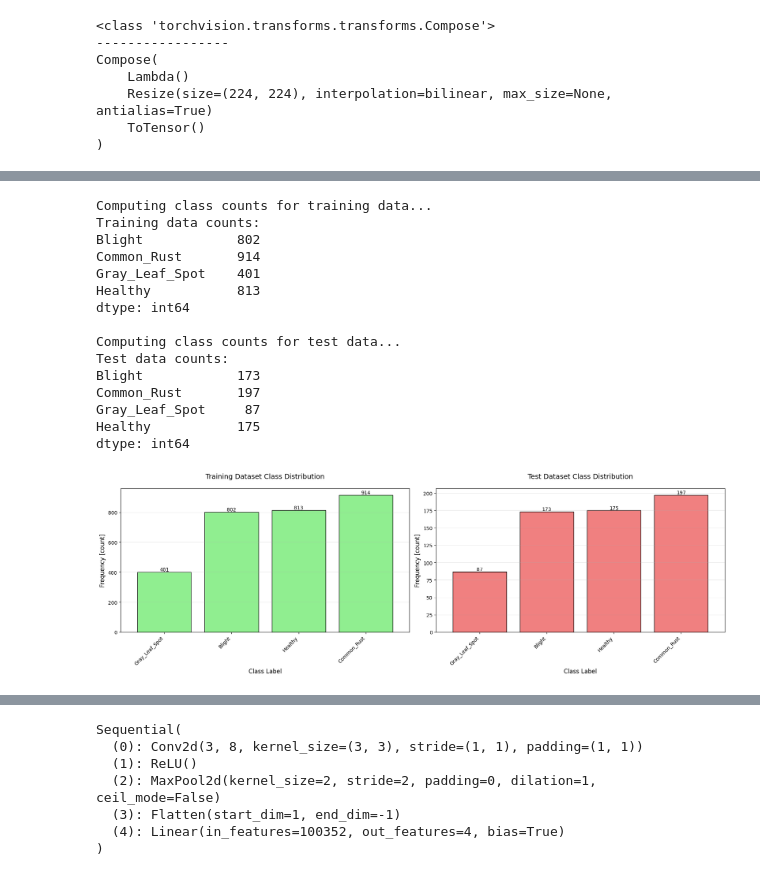
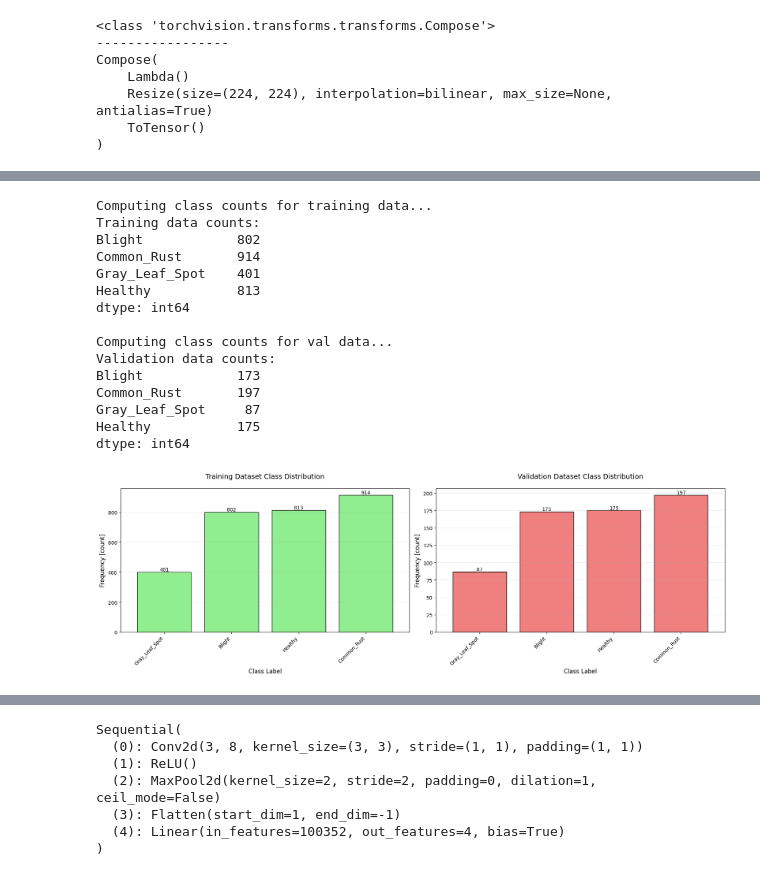
Before and after one commit to ShannonT20/CROP-DISEASE-DETECTION-STARTER-NOTEBOOK, a Jupyter notebook: Maize_Plant_Disease_Detection_Starter_Notebook.ipynb, the cells around one changed output, grey strips where cells are left out. Saved outputs shown, nothing was run; the diff lists cells and outputs as text; code cells hidden in the pictures.

```diff
--- a/Maize_Plant_Disease_Detection_Starter_Notebook.ipynb
+++ b/Maize_Plant_Disease_Detection_Starter_Notebook.ipynb
@@ -140,23 +134,23 @@ print("List of classes:", classes)
 # %% [output]
 List of classes: ['Blight', 'Common_Rust', 'Gray_Leaf_Spot', 'Healthy']
 # %%
-# Count number of images in each class for train and test sets
+# Count number of images in each class for train and val sets
 train_counts = {}
-test_counts = {}
+val_counts = {}
 
 for class_name in classes:
     train_class_dir = os.path.join(train_data_dir, class_name)
-    test_class_dir = os.path.join(test_data_dir, class_name)
+    val_class_dir = os.path.join(val_data_dir, class_name)
 
     train_counts[class_name] = len(os.listdir(train_class_dir))
-    test_counts[class_name] = len(os.listdir(test_class_dir))
+    val_counts[class_name] = len(os.listdir(val_class_dir))
 
 print("Training set counts:")
 for class_name, count in train_counts.items():
     print(f"{class_name}: {count} images")
 
-print("\nTest set counts:")
-for class_name, count in test_counts.items():
+print("\nValidation set counts:")
+for class_name, count in val_counts.items():
     print(f"{class_name}: {count} images")
 # %% [output]
 Training set counts:
@@ -231,10 +225,10 @@ Compose(
     ToTensor()
 )
 # %%
-#We make a normalizes dataset using ImageFolder from datasets and print lenght
+# Create training and validation datasets using ImageFolder with the defined transform
 training_dataset = datasets.ImageFolder(train_data_dir,transform)
-test_dataset = datasets.ImageFolder(test_data_dir,transform)
+val_dataset = datasets.ImageFolder(val_data_dir,transform)
 print('Length of training dataset:', len(training_dataset))
-print('Length of test dataset:', len(test_dataset))
+print('Length of validation dataset:', len(val_dataset))
 # %% [output]
 Length of training dataset: 2930
@@ -242,33 +236,44 @@ Length of test dataset: 632
 # %%
-# Define function to count class instances
+# This section analyzes and visualizes the class distribution in our training and validation datasets
+
+# Function to count instances of each class in a dataset
 def class_counts(dataset):
+    """Counts the number of samples per class in a dataset.
+
+    Args:
+        dataset: A PyTorch Dataset object with class labels
+
+    Returns:
+        A pandas Series with class names as index and counts as values
+    """
     counts = {}
     for _, label in dataset:
-        class_name = dataset.classes[label]
-        counts[class_name] = counts.get(class_name, 0) + 1
+        class_name = dataset.classes[label]  # Get class name from label index
+        counts[class_name] = counts.get(class_name, 0) + 1  # Increment count
     return pd.Series(counts)
 
-# Calculate class counts for both training and test datasets
+# Calculate and display class counts for both datasets
 print("Computing class counts for training data...")
 train_counts = class_counts(training_dataset)
 print("Training data counts:")
 print(train_counts)
-print("\nComputing class counts for test data...")
-test_counts = class_counts(test_dataset)
-print("Test data counts:")
-print(test_counts)
+print("\nComputing class counts for val data...")
+val_counts = class_counts(val_dataset)
+print("Validation data counts:")
+print(val_counts)
 
-# Create figure with subplots
-plt.figure(figsize=(18, 6))
+# Create visualization comparing class distributions
+plt.figure(figsize=(18, 6))  # Set figure size
 
-# Plot training data distribution
-plt.subplot(1, 2, 1)
+# Training data distribution plot
+plt.subplot(1, 2, 1)  # First subplot
 ax1 = train_counts.sort_values().plot(
     kind='bar',
     color='lightgreen',
     edgecolor='black',
     width=0.8
 )
+# Add count labels above bars
 for p in ax1.patches:
     ax1.annotate(str(p.get_height()),
                 (p.get_x() + p.get_width() / 2., p.get_height()),
@@ -278,45 +283,46 @@ for p in ax1.patches:
 plt.xlabel("Class Label", fontsize=12)
 plt.ylabel("Frequency [count]", fontsize=12)
 plt.title("Training Dataset Class Distribution", fontsize=14, pad=20)
-plt.xticks(rotation=45, ha='right')
-plt.grid(axis='y', alpha=0.3)
+plt.xticks(rotation=45, ha='right')  # Rotate x-axis labels
+plt.grid(axis='y', alpha=0.3)  # Add light grid lines
 
-# Plot test data distribution
-plt.subplot(1, 2, 2)
-ax2 = test_counts.sort_values().plot(
+# Validation data distribution plot
+plt.subplot(1, 2, 2)  # Second subplot
+ax2 = val_counts.sort_values().plot(
     kind='bar',
     color='lightcoral',
     edgecolor='black',
     width=0.8
 )
+# Add count labels above bars
 for p in ax2.patches:
     ax2.annotate(str(p.get_height()),
                 (p.get_x() + p.get_width() / 2., p.get_height()),
                 ha='center', va='center',
                 xytext=(0, 5),
                 textcoords='offset points')
 plt.xlabel("Class Label", fontsize=12)
 plt.ylabel("Frequency [count]", fontsize=12)
-plt.title("Test Dataset Class Distribution", fontsize=14, pad=20)
-plt.xticks(rotation=45, ha='right')
-plt.grid(axis='y', alpha=0.3)
+plt.title("Validation Dataset Class Distribution", fontsize=14, pad=20)
+plt.xticks(rotation=45, ha='right')  # Rotate x-axis labels
+plt.grid(axis='y', alpha=0.3)  # Add light grid lines
 
-plt.tight_layout()
-plt.show()
+plt.tight_layout()  # Adjust spacing between subplots
+plt.show()  # Display the figure
 # %% [output]
 Computing class counts for training data...
 Training data counts:
 Blight            802
 Common_Rust       914
 Gray_Leaf_Spot    401
 Healthy           813
 dtype: int64
 
-Computing class counts for test data...
-Test data counts:
+Computing class counts for val data...
+Validation data counts:
 Blight            173
 Common_Rust       197
 Gray_Leaf_Spot     87
 Healthy           175
 dtype: int64
-[figure, old version]
+[figure, new version]
```
Also changed, not shown: parts of 35 cells of this notebook, 2 other files.
